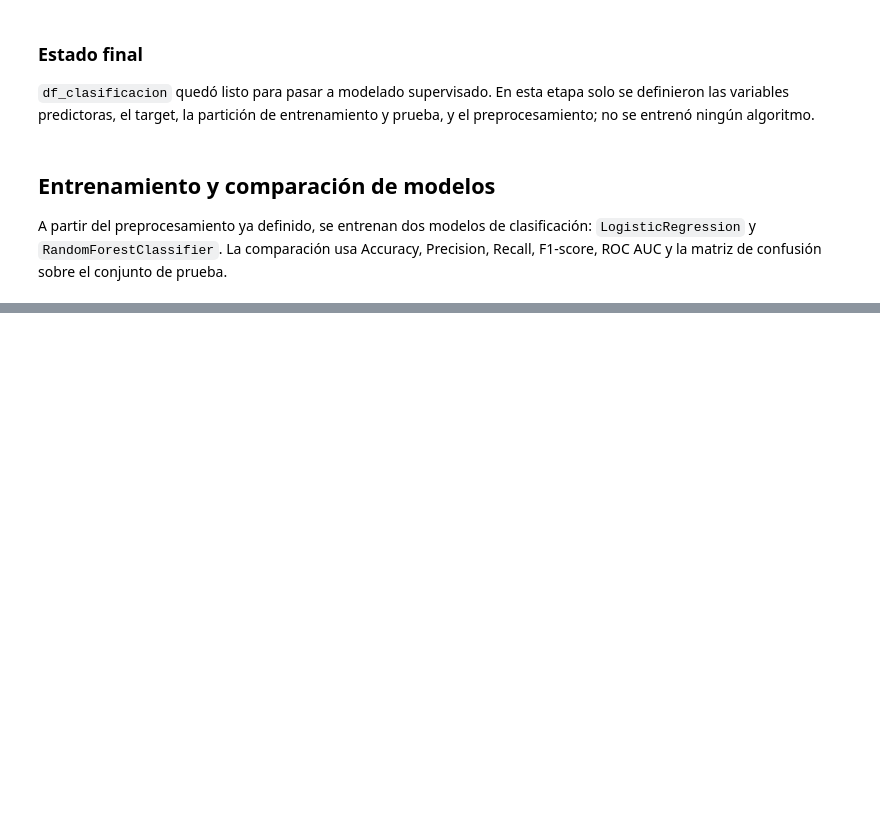
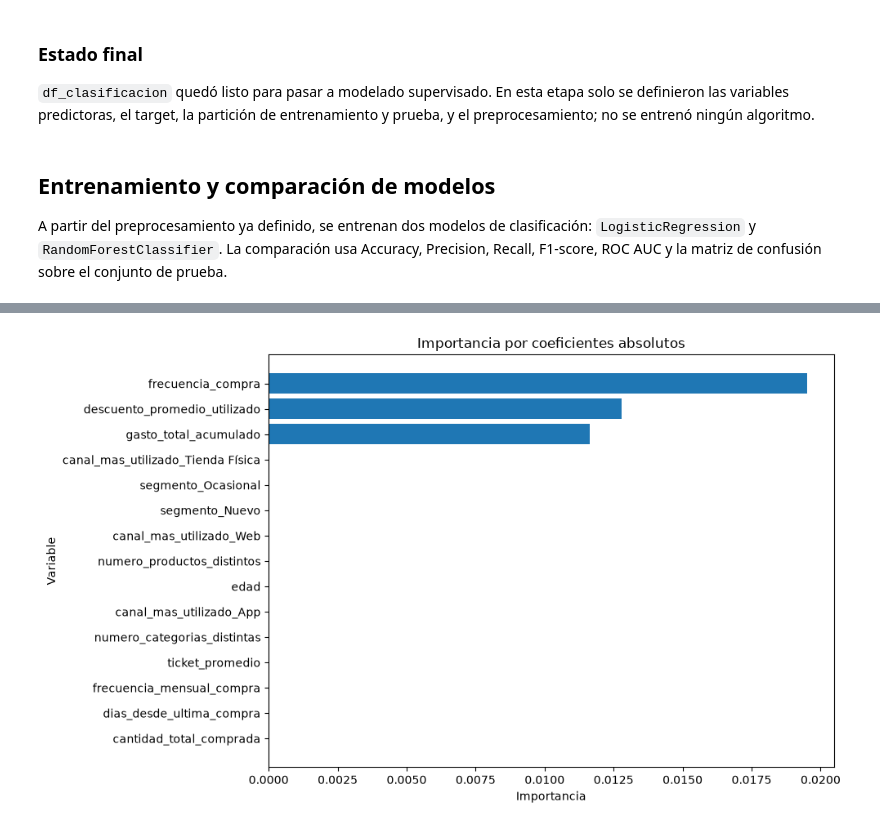
Before and after one commit to cristopfer/Analitica_Datos_01, a Jupyter notebook: proyecto-andinaretail/notebooks/Notebook 03_predictivo.ipynb, the cells around one changed output, grey strips where cells are left out. Drawn from its saved outputs; the diff is of its cells as text; code cells hidden in the pictures; blank space fills up the shorter version.

```diff
--- a/proyecto-andinaretail/notebooks/Notebook 03_predictivo.ipynb
+++ b/proyecto-andinaretail/notebooks/Notebook 03_predictivo.ipynb
@@ -826,0 +1055,97 @@ Mejor modelo seleccionado: LogisticRegression
+# %%
+import matplotlib.pyplot as plt
+
+if 'modelo_clasificacion_optimizado' not in globals():
+    raise RuntimeError('Primero ejecuta la celda de optimización del clasificador.')
+
+if 'pipeline_preprocesamiento_clasificacion' not in globals() or 'X_train_clasificacion_preparado' not in globals():
+    raise RuntimeError('Primero ejecuta la preparación y el entrenamiento de clasificación.')
+
+# Nombres de variables luego del preprocesamiento
+preprocessor_clf = pipeline_preprocesamiento_clasificacion.named_steps['preprocessor']
+nombres_features_numericas = columnas_numericas_clasificacion
+nombres_features_categoricas = list(
+    preprocessor_clf.named_transformers_['categoricas']
+    .named_steps['onehot']
+    .get_feature_names_out(columnas_categoricas_clasificacion)
+)
+nombres_features_transformadas = nombres_features_numericas + nombres_features_categoricas
+
+# Importancia del modelo principal
+if hasattr(modelo_clasificacion_optimizado, 'coef_'):
+    coeficientes = modelo_clasificacion_optimizado.coef_.ravel()
+    importancia_df = pd.DataFrame({
+        'variable': nombres_features_transformadas,
+        'importancia': np.abs(coeficientes),
+        'coeficiente': coeficientes,
+        'signo': np.where(coeficientes >= 0, 'Aumenta churn', 'Reduce churn')
+    }).sort_values('importancia', ascending=False)
+    titulo_importancia = 'Importancia por coeficientes absolutos'
+elif hasattr(modelo_clasificacion_optimizado, 'feature_importances_'):
+    importancias = modelo_clasificacion_optimizado.feature_importances_
+    importancia_df = pd.DataFrame({
+        'variable': nombres_features_transformadas,
+        'importancia': importancias,
+        'coeficiente': importancias,
+        'signo': 'Importancia relativa'
+    }).sort_values('importancia', ascending=False)
+    titulo_importancia = 'Importancia por feature_importances_'
+else:
+    raise RuntimeError('El modelo optimizado no expone coeficientes ni feature_importances_.')
+
+print(f'{titulo_importancia}:')
+display(importancia_df.head(15))
+
+plt.figure(figsize=(10, 6))
+orden_top = importancia_df.head(15).sort_values('importancia', ascending=True)
+plt.barh(orden_top['variable'], orden_top['importancia'])
+plt.title(titulo_importancia)
+plt.xlabel('Importancia')
+plt.ylabel('Variable')
+plt.tight_layout()
+plt.show()
+
+# Variables que empujan al churn al alza
+if 'coeficientes' in locals():
+    variables_que_aumentan_churn = importancia_df[importancia_df['coeficiente'] > 0].sort_values('importancia', ascending=False)
+    print('Variables que aumentan la probabilidad de churn (coeficiente positivo):')
+    display(variables_que_aumentan_churn.head(15))
+
+# SHAP si aplica
+try:
+    shap = __import__('shap')
+    if hasattr(modelo_clasificacion_optimizado, 'coef_'):
+        shap_explainer = shap.LinearExplainer(modelo_clasificacion_optimizado, X_train_clasificacion_preparado)
+    else:
+        shap_explainer = shap.Explainer(modelo_clasificacion_optimizado, X_train_clasificacion_preparado)
+
+    shap_values = shap_explainer.shap_values(X_test_clasificacion_preparado)
+    if isinstance(shap_values, list):
+        shap_values = shap_values[1] if len(shap_values) > 1 else shap_values[0]
+
+    shap_importancia = pd.DataFrame({
+        'variable': nombres_features_transformadas,
+        'shap_abs_mean': np.abs(shap_values).mean(axis=0)
+    }).sort_values('shap_abs_mean', ascending=False)
+
+    print('Top 15 variables por SHAP:')
+    display(shap_importancia.head(15))
+
+    plt.figure(figsize=(10, 6))
+    orden_shap = shap_importancia.head(15).sort_values('shap_abs_mean', ascending=True)
+    plt.barh(orden_shap['variable'], orden_shap['shap_abs_mean'])
+    plt.title('Top 15 variables por importancia SHAP')
+    plt.xlabel('SHAP medio absoluto')
+    plt.ylabel('Variable')
+    plt.tight_layout()
+    plt.show()
+
+    shap.summary_plot(shap_values, X_test_clasificacion_preparado, feature_names=nombres_features_transformadas, show=True)
+except ImportError:
+    print('SHAP no está instalado en este entorno. Se mantiene la interpretación por coeficientes/importancias.')
+except Exception as error:
+    print(f'No fue posible calcular SHAP en este modelo: {error}')
+
+print('Lectura rápida:')
+print('Las variables con coeficiente positivo son las que empujan la predicción hacia cliente_inactivo = 1, es decir, aumentan la probabilidad de churn.')
+# %% [output]
@@ -826,0 +1169 @@ Mejor modelo seleccionado: LogisticRegression
+[figure, added]
```
Also changed, not shown: parts of 8 cells of this notebook, 1 other file.
